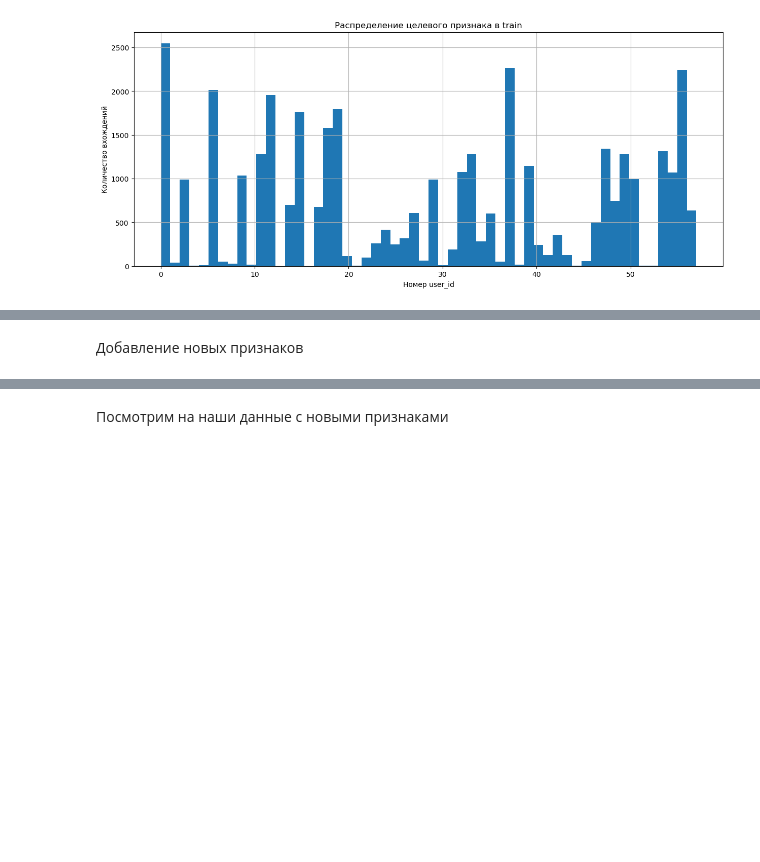
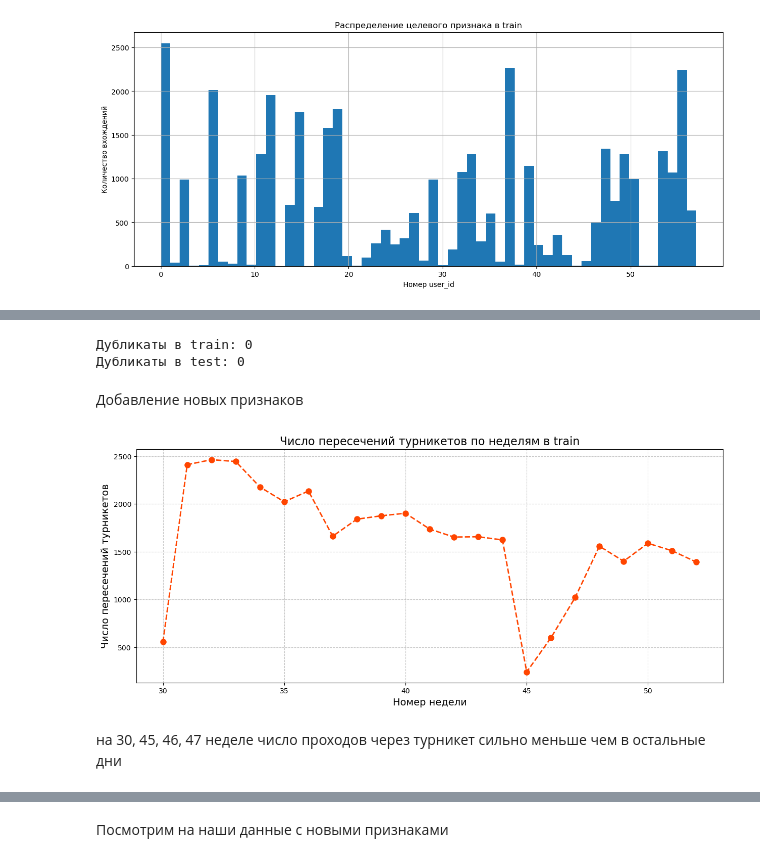
Before and after one commit to KilArtur/shifr_turnstiles, a Jupyter notebook: test for Shifr.ipynb, the cells around one changed output, grey strips where cells are left out. Drawn from its saved outputs; the diff is of its cells as text; code cells hidden in the pictures; blank space fills up the shorter version.

```diff
--- a/test for Shifr.ipynb
+++ b/test for Shifr.ipynb
@@ -88,3 +101,7 @@ plt.ylabel('Количество вхождений')
 plt.show()
 # %% [output]
 [figure]
+# %%
+# изменение формата данных
+train['ts'] = pd.to_datetime(train['ts'], format = '%Y-%m-%d %H:%M:%S')
+test['ts'] = pd.to_datetime(test['ts'], format = '%Y-%m-%d %H:%M:%S')
@@ -90,0 +163,9 @@ plt.show()
+# %%
+# создадим список с id пропускных пунктов на удаление и удалим их функцией
+list_gate_id_del = [-1, 0, 1, 2, 14, 16]
+def del_gate(data, number_list):
+    for i in number_list:
+        data = data[data['gate_id'] != i]
+    return data
+train = del_gate(train, list_gate_id_del)
+test = del_gate(test, list_gate_id_del)
@@ -91,2 +218,9 @@ plt.show()
+# %%
+# проверка на дубликаты
+print(f'Дубликаты в train: {train.duplicated().sum()}')
+print(f'Дубликаты в test: {test.duplicated().sum()}')
+# %% [output]
+Дубликаты в train: 0
+Дубликаты в test: 0
 # %% [markdown]
 Добавление новых признаков
@@ -92,0 +240,20 @@ plt.show()
+# %%
+# Сортируем значения по номеру недели и строим график
+plt.figure(figsize=(15, 6))
+train['week_number'].value_counts().sort_index().plot(
+    grid=True,
+    color='orangered',
+    linestyle='dashed',
+    marker='o',
+    markersize=8,
+    linewidth=2
+)
+plt.title('Число пересечений турникетов по неделям в train', fontsize=16)
+plt.xlabel('Номер недели', fontsize=14)
+plt.ylabel('Число пересечений турникетов', fontsize=14)
+plt.grid(True, linestyle='--', alpha=0.7)
+plt.show()
+# %% [output]
+[figure, added]
+# %% [markdown]
+на 30, 45, 46, 47 неделе число проходов через турникет сильно меньше чем в остальные дни
```
Also changed, not shown: parts of 100 cells of this notebook, 3 other files.
